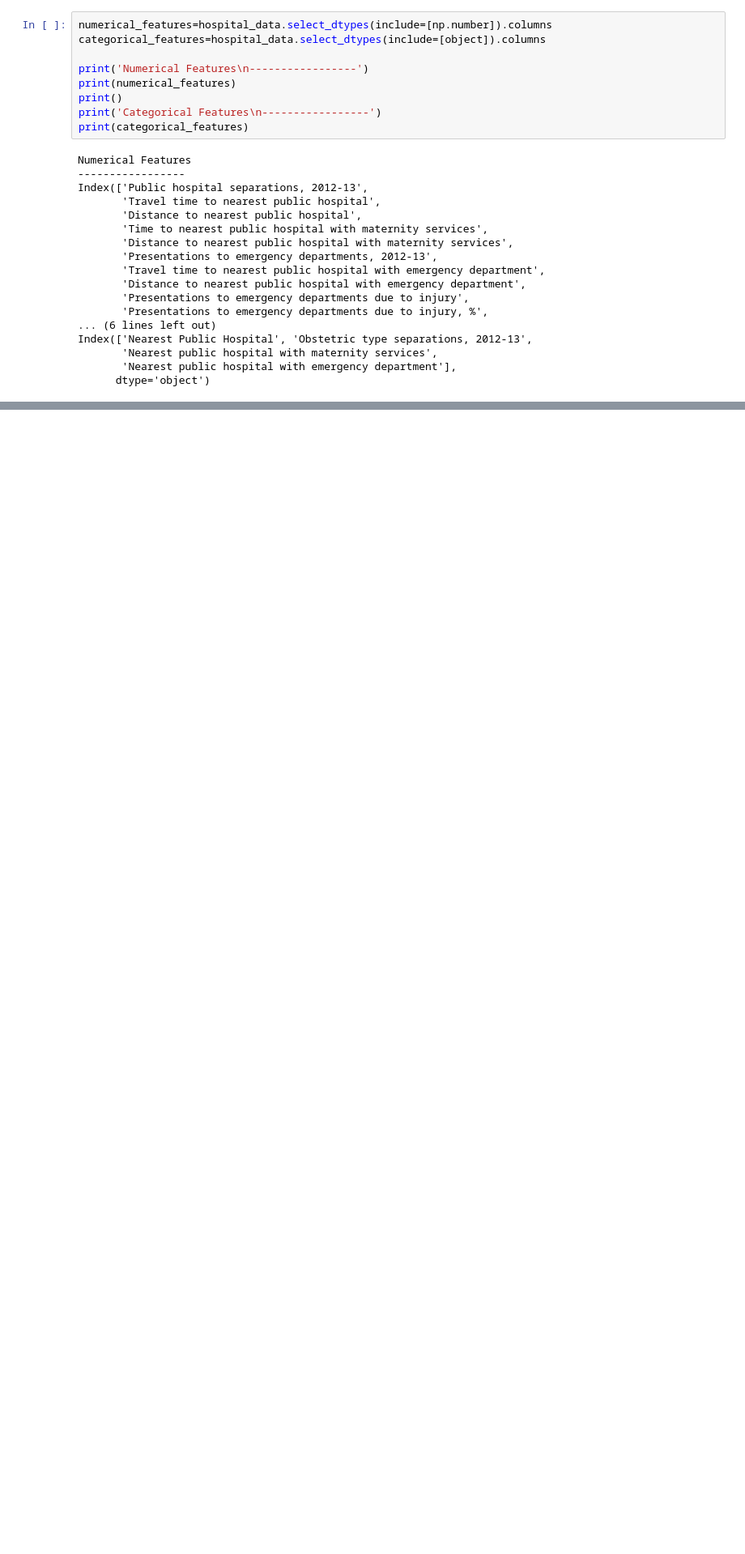
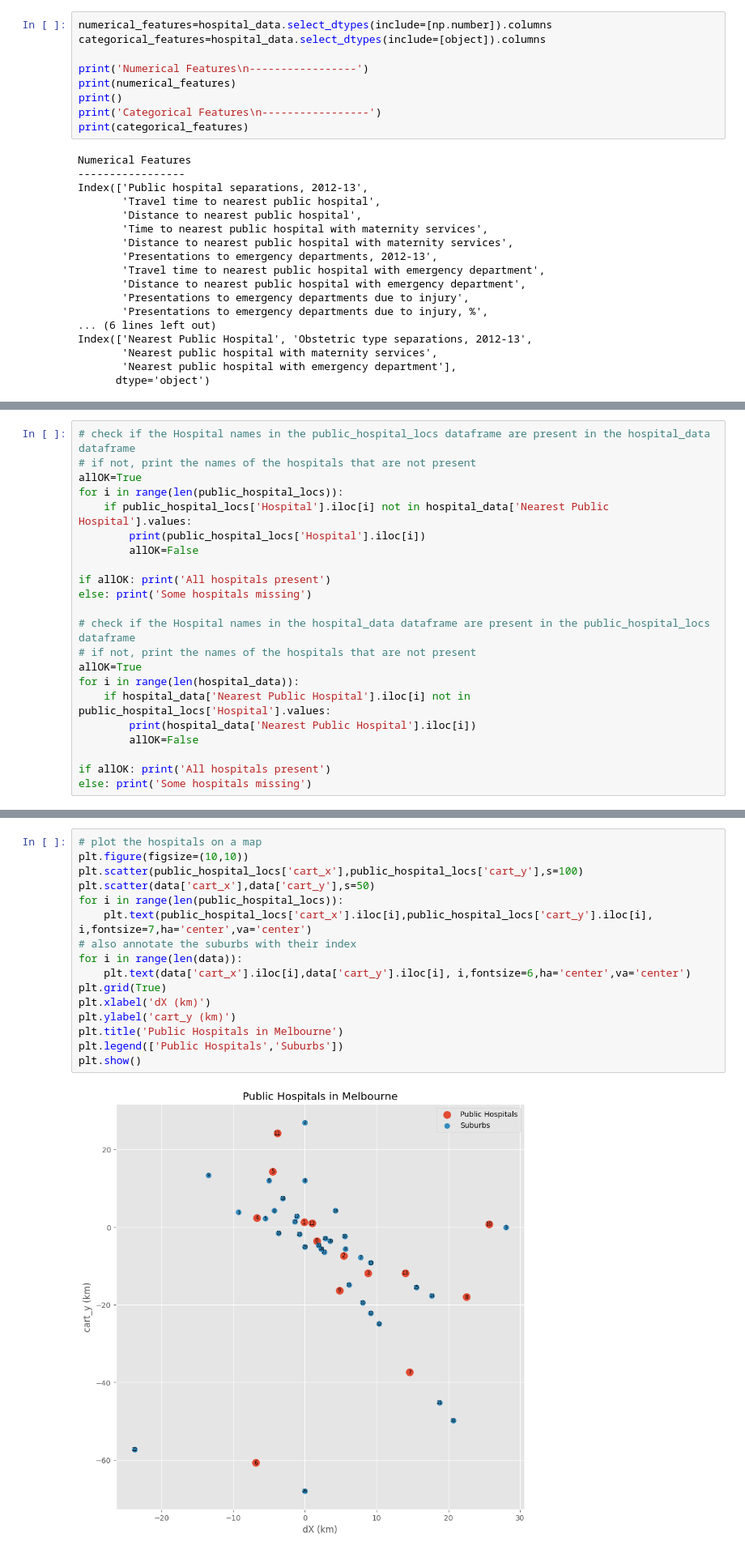
Before and after one commit to Subhasis-Biswas/ML4CPS_Project2, a Jupyter notebook: access_to_healthcare.ipynb, the cells around one changed output, grey strips where cells are left out. Shown: that part at 81% size. Drawn from its saved outputs; the diff is of its cells as text; blank space fills up the shorter version.

```diff
--- a/access_to_healthcare.ipynb
+++ b/access_to_healthcare.ipynb
@@ -96,0 +206,22 @@ Index(['Nearest Public Hospital', 'Obstetric type separations, 2012-13',
+# %%
+# check if the Hospital names in the public_hospital_locs dataframe are present in the hospital_data dataframe
+# if not, print the names of the hospitals that are not present
+allOK=True
+for i in range(len(public_hospital_locs)):
+	if public_hospital_locs['Hospital'].iloc[i] not in hospital_data['Nearest Public Hospital'].values:
+		print(public_hospital_locs['Hospital'].iloc[i])
+		allOK=False
+
+if allOK: print('All hospitals present')
+else: print('Some hospitals missing')
+
+# check if the Hospital names in the hospital_data dataframe are present in the public_hospital_locs dataframe
+# if not, print the names of the hospitals that are not present
+allOK=True
+for i in range(len(hospital_data)):
+	if hospital_data['Nearest Public Hospital'].iloc[i] not in public_hospital_locs['Hospital'].values:
+		print(hospital_data['Nearest Public Hospital'].iloc[i])
+		allOK=False
+
+if allOK: print('All hospitals present')
+else: print('Some hospitals missing')
@@ -96,0 +280,18 @@ Index(['Nearest Public Hospital', 'Obstetric type separations, 2012-13',
+# %%
+# plot the hospitals on a map
+plt.figure(figsize=(10,10))
+plt.scatter(public_hospital_locs['cart_x'],public_hospital_locs['cart_y'],s=100)
+plt.scatter(data['cart_x'],data['cart_y'],s=50)
+for i in range(len(public_hospital_locs)):
+	plt.text(public_hospital_locs['cart_x'].iloc[i],public_hospital_locs['cart_y'].iloc[i], i,fontsize=7,ha='center',va='center')
+# also annotate the suburbs with their index
+for i in range(len(data)):
+	plt.text(data['cart_x'].iloc[i],data['cart_y'].iloc[i], i,fontsize=6,ha='center',va='center')
+plt.grid(True)
+plt.xlabel('dX (km)')
+plt.ylabel('cart_y (km)')
+plt.title('Public Hospitals in Melbourne')
+plt.legend(['Public Hospitals','Suburbs'])
+plt.show()
+# %% [output]
+[figure, added]
```
Also changed, not shown: parts of 13 cells of this notebook, 1 other file.
